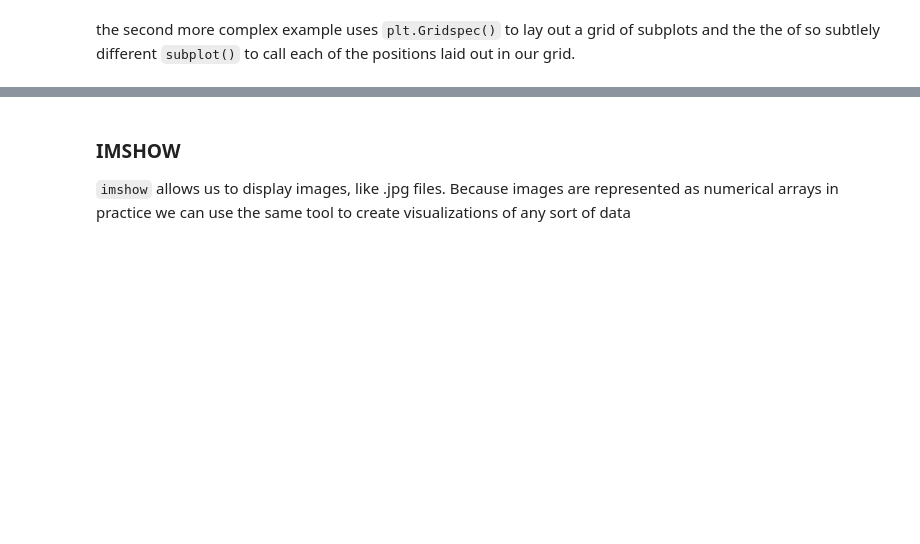
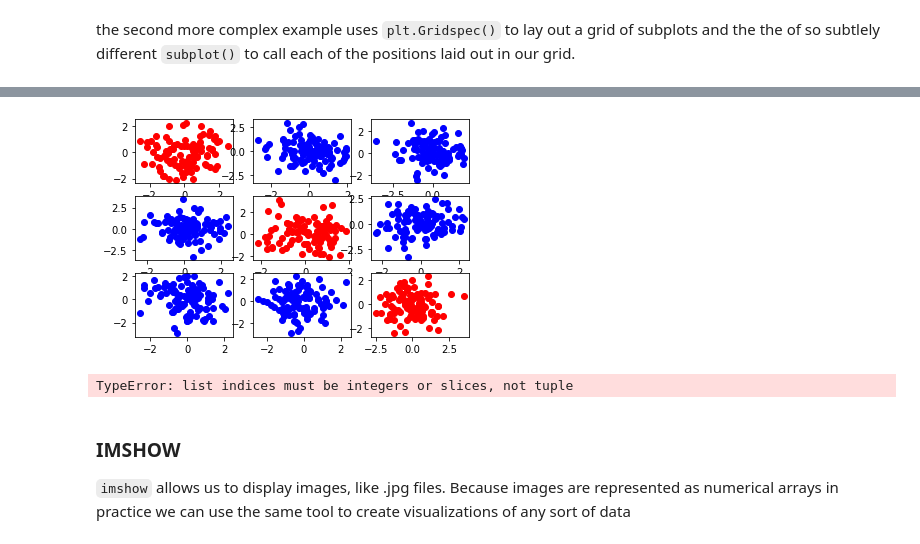
Before and after one commit to andrewkern/bio399, a Jupyter notebook: week2.ipynb, the cells around one changed output, grey strips where cells are left out. Cells and saved outputs as stored; diff of their text form; code cells hidden in the pictures; blank space fills up the shorter version.

```diff
--- a/week2.ipynb
+++ b/week2.ipynb
@@ -170,0 +214,3 @@ plt.title(f"exp growth rate for {state}: {slope}\n estimated doubling time for {
+# %%
+day = np.linspace(len(ca_log),1,len(ca_log))
+print(day)
@@ -424,3 +466,30 @@ plt.show()
+# %%
+## quiver plot on the bottom
+
+#scatter on the top left
+grid = plt.GridSpec(3, 3, hspace=0.2, wspace=0.2)
+for i in range(3):
+    for j in range(3):
+        plt.subplot(grid[i, j])
+        if i == j:
+            col = "red"
+        else:
+            col = "blue"
+        plt.scatter(np.random.normal(0,1,100),np.random.normal(0,1,100),color=col)
+#hist on the top right
+#plt.subplot(grid[0, 1])
+#plt.hist(x)
+#plt.subplot(grid[1,0:2:2])
+#X, Y = np.meshgrid(range(0,6), range(8))
+#plt.quiver(X, Y)
+plt.show()
+# %% [output]
+[figure, added]
+# %%
+aList = [1,2,3,4,5]
+aList[:1,:2]
+# %% [output]
+TypeError: list indices must be integers or slices, not tuple
 # %% [markdown]
 ### IMSHOW
 `imshow` allows us to display images, like .jpg files. Because images are represented as numerical arrays in practice we can use the same tool to create visualizations of any sort of data
```
Also changed, not shown: parts of 11 cells of this notebook, 3 other files.
